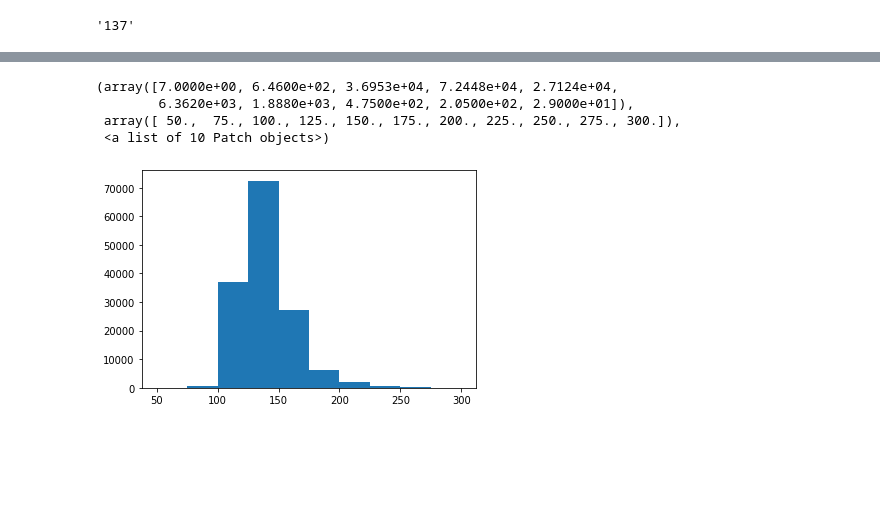
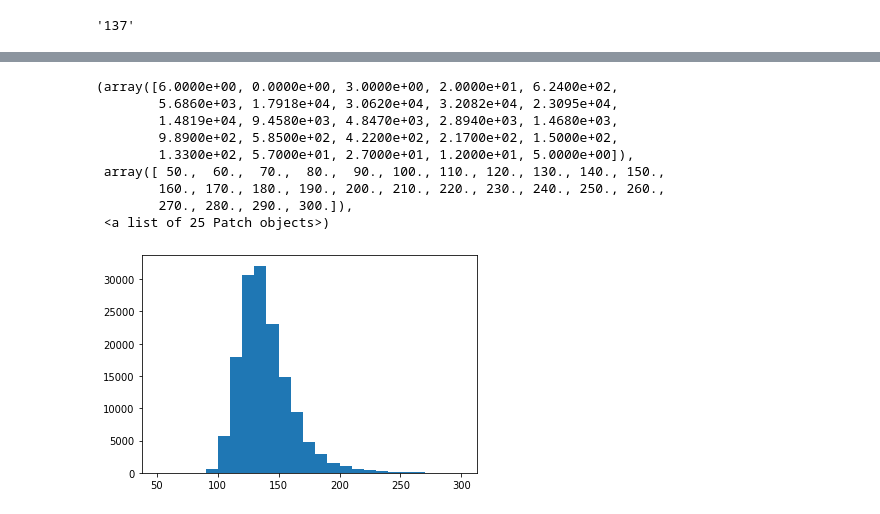
Before and after one commit to FatmaBenYedder/Recommend_The_Runway, a Jupyter notebook: rtr.ipynb, the cells around one changed output, grey strips where cells are left out. Cells and saved outputs as stored; diff of their text form; code cells hidden in the pictures; blank space fills up the shorter version.

```diff
--- a/rtr.ipynb
+++ b/rtr.ipynb
@@ -237,8 +237,13 @@ df.to_csv(r'/Users/andrewtriola/Documents/flatiron/mod_6_proj/mod_6_project/upda
 # %%
-plt.hist(df['weight'], bins=10)
+plt.hist(df['weight'], bins=25)
 # %% [output]
-(array([7.0000e+00, 6.4600e+02, 3.6953e+04, 7.2448e+04, 2.7124e+04,
-        6.3620e+03, 1.8880e+03, 4.7500e+02, 2.0500e+02, 2.9000e+01]),
- array([ 50.,  75., 100., 125., 150., 175., 200., 225., 250., 275., 300.]),
- <a list of 10 Patch objects>)
+(array([6.0000e+00, 0.0000e+00, 3.0000e+00, 2.0000e+01, 6.2400e+02,
+        5.6860e+03, 1.7918e+04, 3.0620e+04, 3.2082e+04, 2.3095e+04,
+        1.4819e+04, 9.4580e+03, 4.8470e+03, 2.8940e+03, 1.4680e+03,
+        9.8900e+02, 5.8500e+02, 4.2200e+02, 2.1700e+02, 1.5000e+02,
+        1.3300e+02, 5.7000e+01, 2.7000e+01, 1.2000e+01, 5.0000e+00]),
+ array([ 50.,  60.,  70.,  80.,  90., 100., 110., 120., 130., 140., 150.,
+        160., 170., 180., 190., 200., 210., 220., 230., 240., 250., 260.,
+        270., 280., 290., 300.]),
+ <a list of 25 Patch objects>)
-[figure, old version]
+[figure, new version]
```
Also changed, not shown: parts of 1 cell of this notebook, 1 other file.
